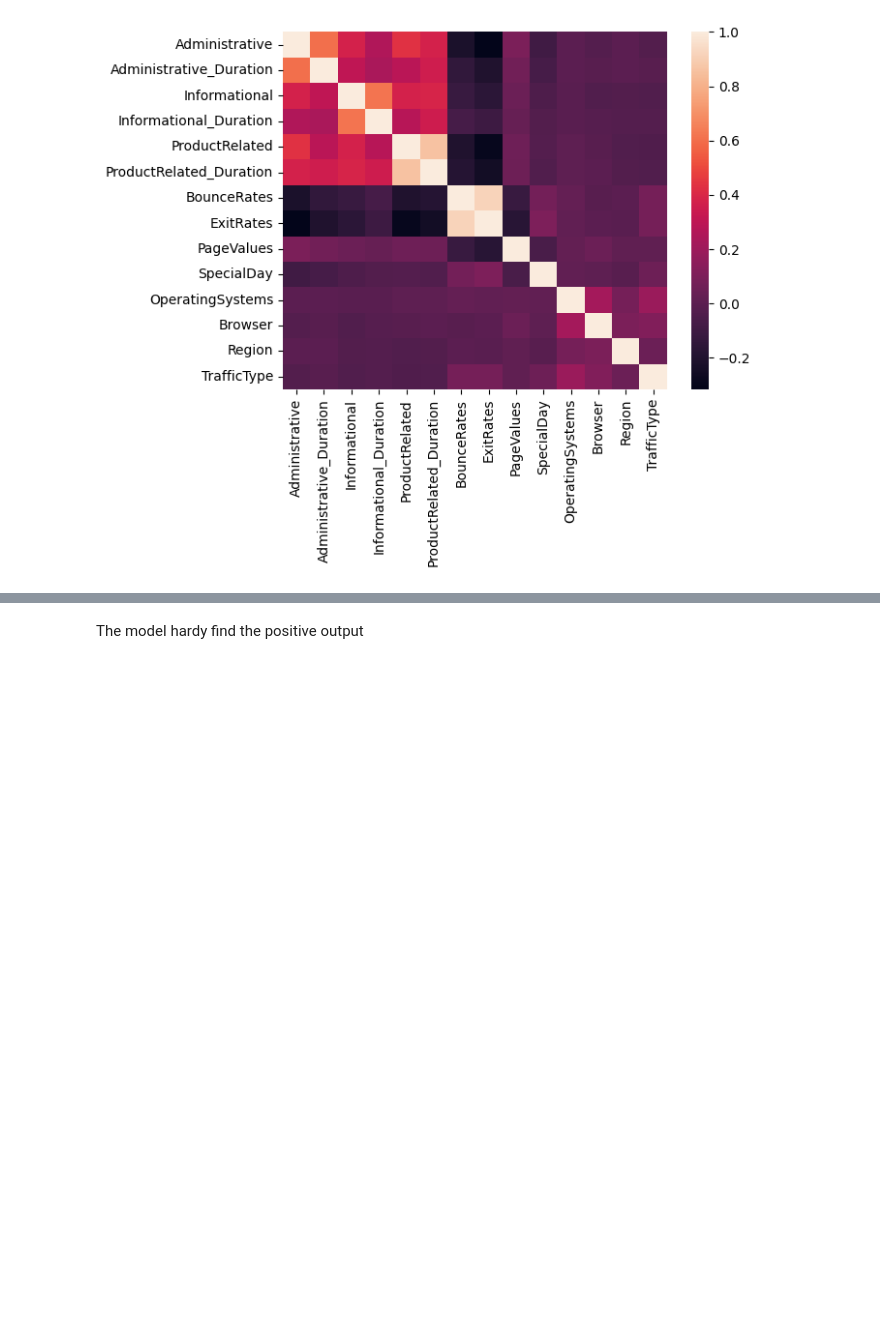
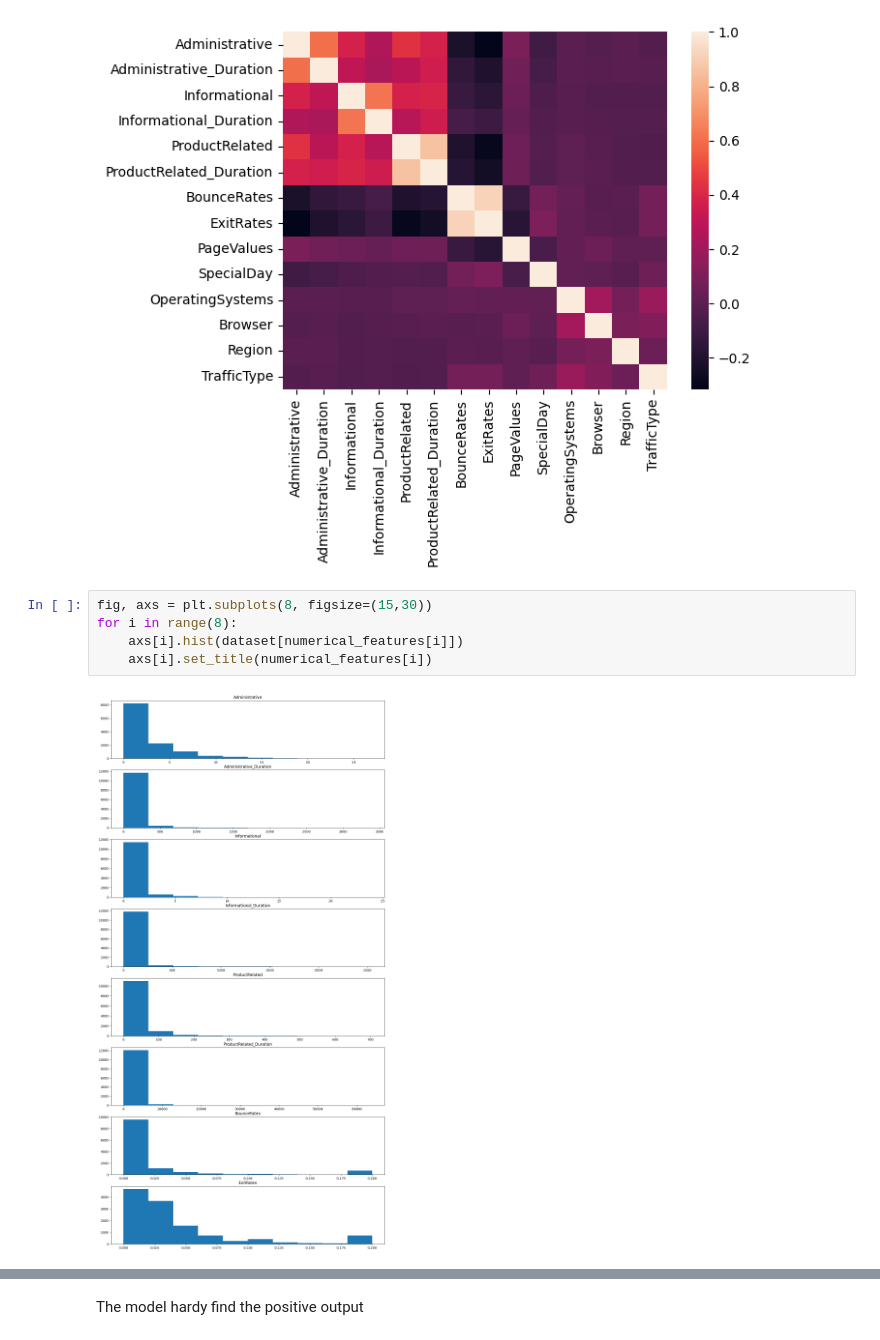
Before and after one commit to Saru99034/Python-Project-A4-DIA, a Jupyter notebook: Python Project Sarujan DENSON - Ahmed MAALOUL - Martin PUJOL.ipynb, the cells around one changed output, grey strips where cells are left out. Saved outputs shown, nothing was run; the diff lists cells and outputs as text; blank space fills up the shorter version.

```diff
--- a/Python Project Sarujan DENSON - Ahmed MAALOUL - Martin PUJOL.ipynb
+++ b/Python Project Sarujan DENSON - Ahmed MAALOUL - Martin PUJOL.ipynb
@@ -104,3 +108,10 @@ sb.heatmap(dataset[numerical_features].corr())
 # %% [output]
 <Axes: >
 [figure]
+# %%
+fig, axs = plt.subplots(8, figsize=(15,30))
+for i in range(8):
+    axs[i].hist(dataset[numerical_features[i]])
+    axs[i].set_title(numerical_features[i])
+# %% [output]
+[figure, added]
```
Also changed, not shown: parts of 42 cells of this notebook.
